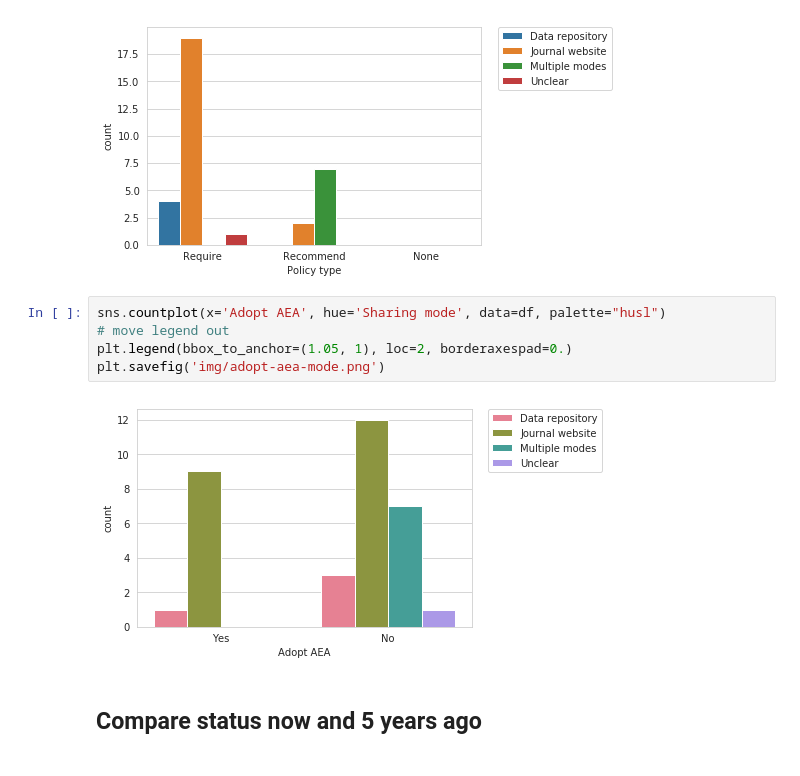
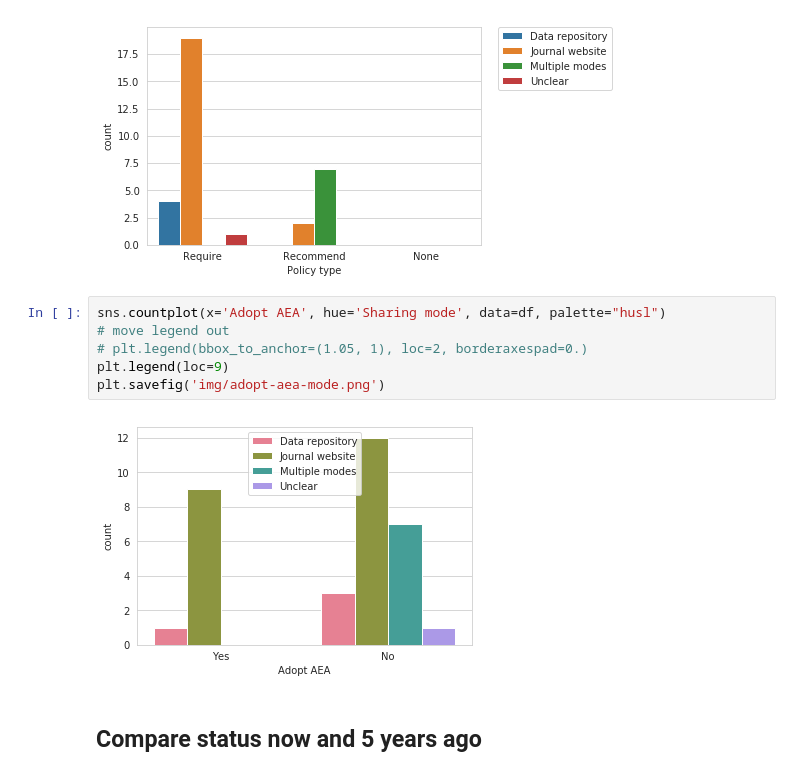
Before and after one commit to atrisovic/econ-data-policy, a Jupyter notebook: econ-data-policy-results.ipynb, the cells around one changed output. Cells and saved outputs as stored; diff of their text form.

```diff
--- a/econ-data-policy-results.ipynb
+++ b/econ-data-policy-results.ipynb
@@ -84,10 +85,11 @@ plt.legend(bbox_to_anchor=(1.05, 1), loc=2, borderaxespad=0.)
 # %%
 sns.countplot(x='Adopt AEA', hue='Sharing mode', data=df, palette="husl")
 # move legend out
-plt.legend(bbox_to_anchor=(1.05, 1), loc=2, borderaxespad=0.)
+# plt.legend(bbox_to_anchor=(1.05, 1), loc=2, borderaxespad=0.)
+plt.legend(loc=9)
 plt.savefig('img/adopt-aea-mode.png')
 # %% [output]
-[figure, old version]
+[figure, new version]
 # %% [markdown]
 ## Compare status now and 5 years ago
 # %%
```
Also changed, not shown: parts of 1 cell of this notebook, 2 other files.
